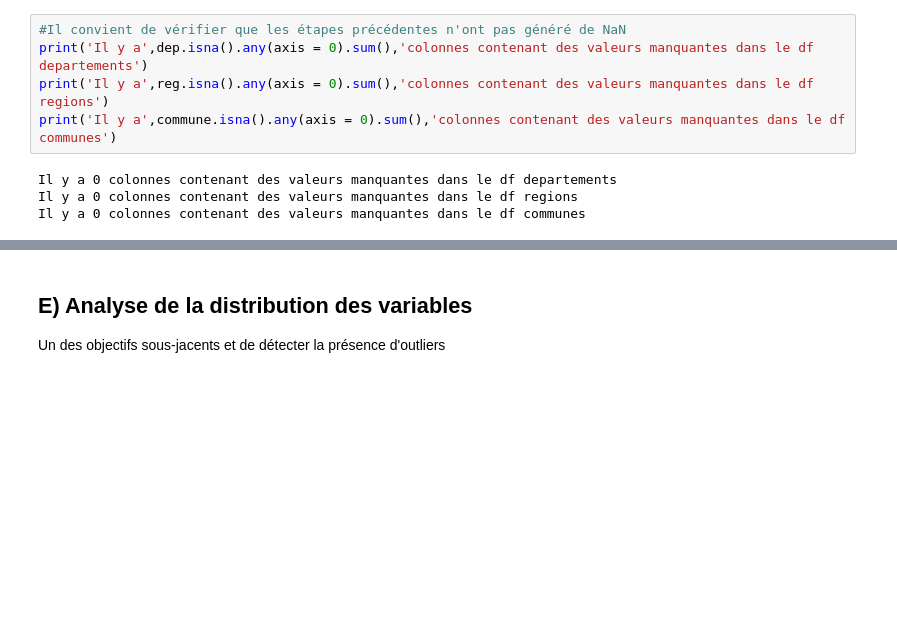
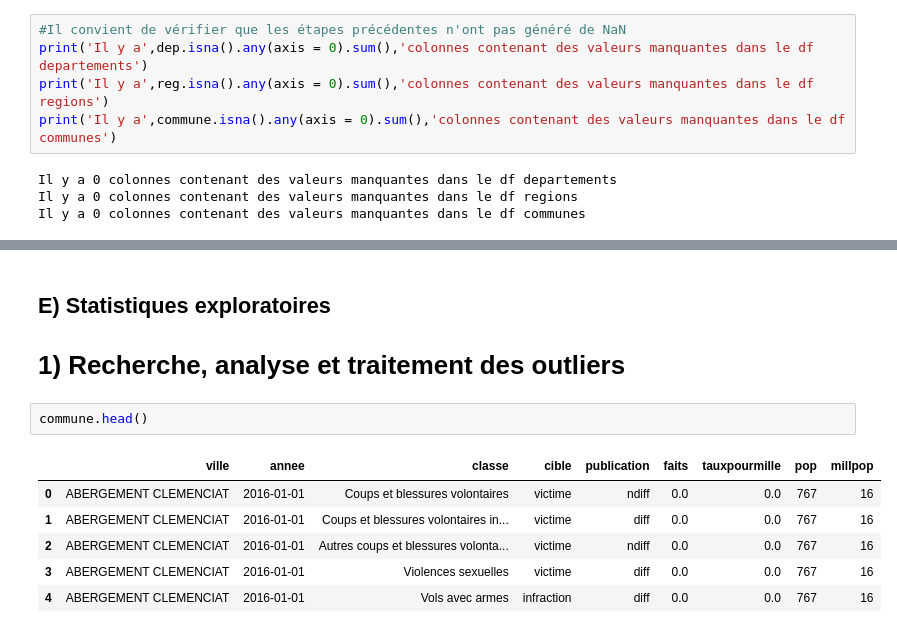
Before and after one commit to G-RELIQUET/Etude_Statistique_Delinquance, a Jupyter notebook: Etude.ipynb, the cells around one changed output, grey strips where cells are left out. Cells and saved outputs as stored; diff of their text form; blank space fills up the shorter version.

```diff
--- a/Etude.ipynb
+++ b/Etude.ipynb
@@ -264,3 +272,12 @@ Il y a 0 colonnes contenant des valeurs manquantes dans le df communes
 # %% [markdown]
-## E) Analyse de la distribution des variables
-Un des objectifs sous-jacents et de détecter la présence d'outliers
+## E) Statistiques exploratoires
+# 1) Recherche, analyse et traitement des outliers
+# %%
+commune.head()
+# %% [output]
+|  | ville | annee | classe | cible | publication | faits | tauxpourmille | pop | millpop |
+| 0 | ABERGEMENT CLEMENCIAT | 2016-01-01 | Coups et blessures volontaires | victime | ndiff | 0.0 | 0.0 | 767 | 16 |
+| 1 | ABERGEMENT CLEMENCIAT | 2016-01-01 | Coups et blessures volontaires in... | victime | diff | 0.0 | 0.0 | 767 | 16 |
+| 2 | ABERGEMENT CLEMENCIAT | 2016-01-01 | Autres coups et blessures volonta... | victime | ndiff | 0.0 | 0.0 | 767 | 16 |
+| 3 | ABERGEMENT CLEMENCIAT | 2016-01-01 | Violences sexuelles | victime | diff | 0.0 | 0.0 | 767 | 16 |
+| 4 | ABERGEMENT CLEMENCIAT | 2016-01-01 | Vols avec armes | infraction | diff | 0.0 | 0.0 | 767 | 16 |
```
Also changed, not shown: parts of 5 cells of this notebook, 1 other file.
